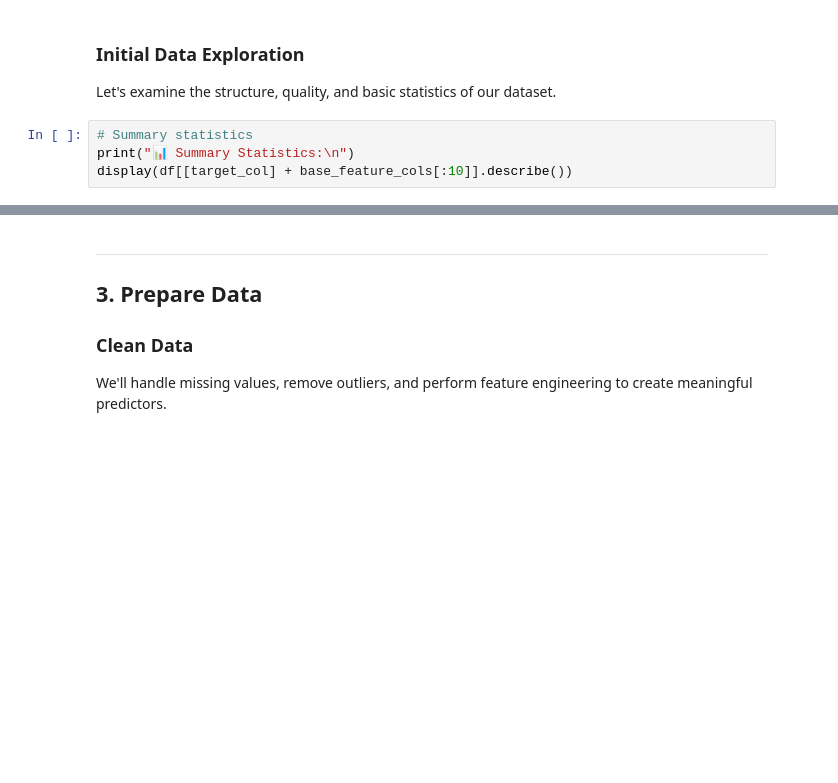
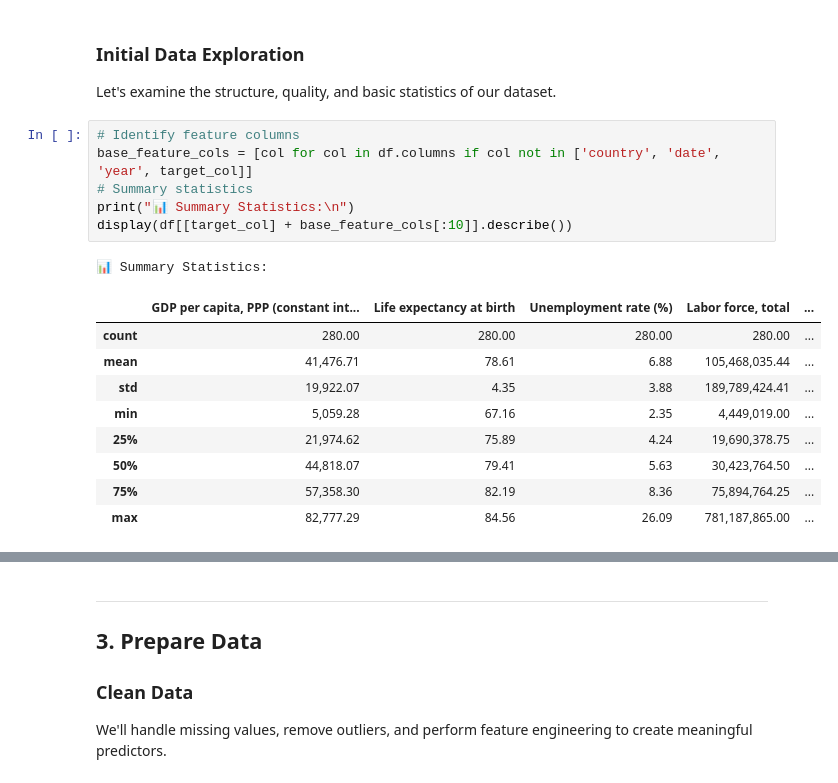
Before and after one commit to iocariz/data-science-nd, a Jupyter notebook: project-1/project-1-crisp-dm-2.ipynb, the cells around one changed output, grey strips where cells are left out. Drawn from its saved outputs; the diff is of its cells as text; blank space fills up the shorter version.

```diff
--- a/project-1/project-1-crisp-dm-2.ipynb
+++ b/project-1/project-1-crisp-dm-2.ipynb
@@ -176,9 +212,22 @@ print(missing_summary[missing_summary > 0].head(10))
 
 Let's examine the structure, quality, and basic statistics of our dataset.
 # %%
+# Identify feature columns
+base_feature_cols = [col for col in df.columns if col not in ['country', 'date', 'year', target_col]]
 # Summary statistics
 print("📊 Summary Statistics:\n")
 display(df[[target_col] + base_feature_cols[:10]].describe())
+# %% [output]
+📊 Summary Statistics:
+|  | GDP per capita, PPP (constant int... | Life expectancy at birth | Unemployment rate (%) | Labor force, total | ... |
+| count | 280.00 | 280.00 | 280.00 | 280.00 | ... |
+| mean | 41,476.71 | 78.61 | 6.88 | 105,468,035.44 | ... |
+| std | 19,922.07 | 4.35 | 3.88 | 189,789,424.41 | ... |
+| min | 5,059.28 | 67.16 | 2.35 | 4,449,019.00 | ... |
+| 25% | 21,974.62 | 75.89 | 4.24 | 19,690,378.75 | ... |
+| 50% | 44,818.07 | 79.41 | 5.63 | 30,423,764.50 | ... |
+| 75% | 57,358.30 | 82.19 | 8.36 | 75,894,764.25 | ... |
+| max | 82,777.29 | 84.56 | 26.09 | 781,187,865.00 | ... |
 # %%
 # Correlation analysis with target
 numeric_cols = df[[target_col] + base_feature_cols].select_dtypes(include=[np.number]).columns
```
Also changed, not shown: parts of 24 cells of this notebook, 12 other files.
